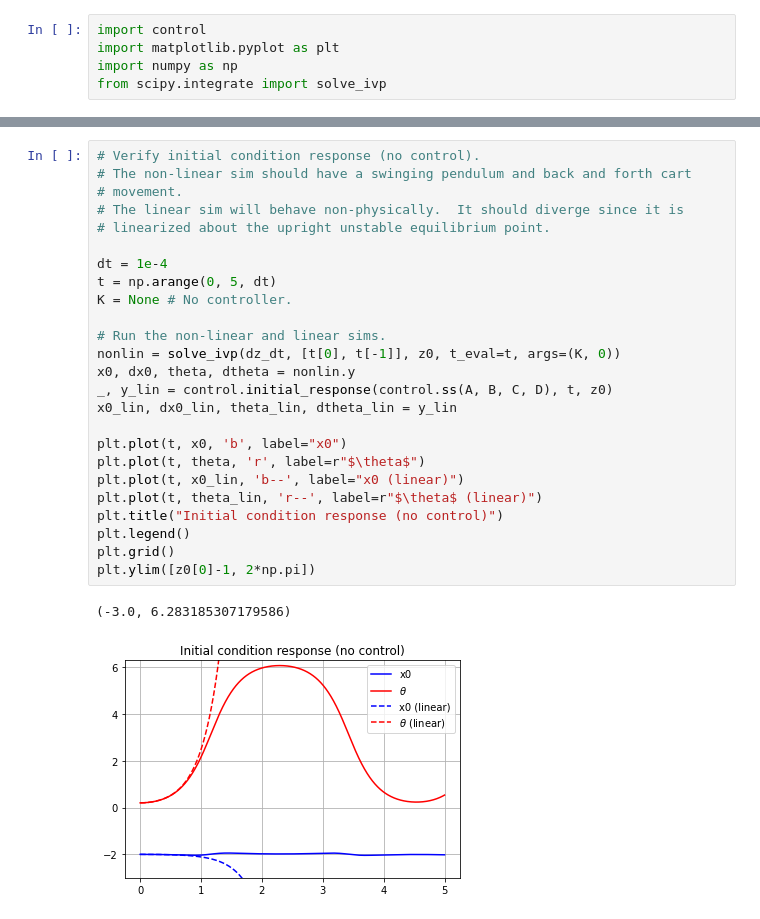
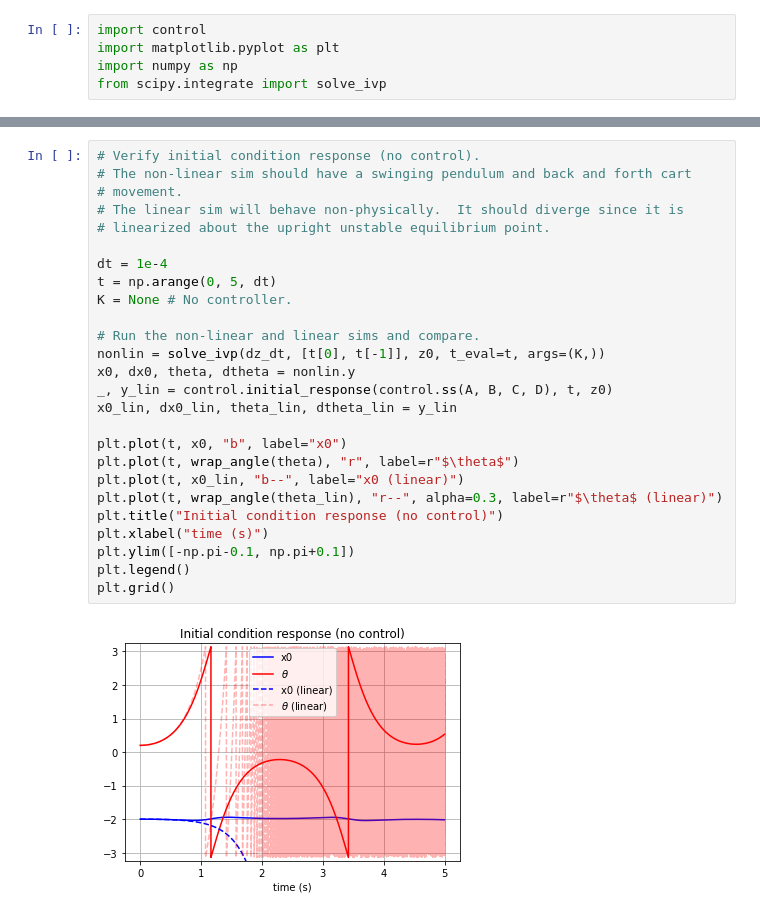
Before and after one commit to rkurdyumov/control_challenges, a Jupyter notebook: inverted_pendulum.ipynb, the cells around one changed output, grey strips where cells are left out. Saved outputs shown, nothing was run; the diff lists cells and outputs as text.

Commit message:
Add angle wrapping, clean up LQR code and add Bryson's rule

```diff
--- a/inverted_pendulum.ipynb
+++ b/inverted_pendulum.ipynb
@@ -53,31 +76,31 @@ D = 0
 # %%
 # Verify initial condition response (no control).
 # The non-linear sim should have a swinging pendulum and back and forth cart
 # movement.
 # The linear sim will behave non-physically.  It should diverge since it is
 # linearized about the upright unstable equilibrium point.
 
 dt = 1e-4
 t = np.arange(0, 5, dt)
 K = None # No controller.
 
-# Run the non-linear and linear sims.
-nonlin = solve_ivp(dz_dt, [t[0], t[-1]], z0, t_eval=t, args=(K, 0))
+# Run the non-linear and linear sims and compare.
+nonlin = solve_ivp(dz_dt, [t[0], t[-1]], z0, t_eval=t, args=(K,))
 x0, dx0, theta, dtheta = nonlin.y
 _, y_lin = control.initial_response(control.ss(A, B, C, D), t, z0)
 x0_lin, dx0_lin, theta_lin, dtheta_lin = y_lin
 
-plt.plot(t, x0, 'b', label="x0")
-plt.plot(t, theta, 'r', label=r"$\theta$")
-plt.plot(t, x0_lin, 'b--', label="x0 (linear)")
-plt.plot(t, theta_lin, 'r--', label=r"$\theta$ (linear)")
+plt.plot(t, x0, "b", label="x0")
+plt.plot(t, wrap_angle(theta), "r", label=r"$\theta$")
+plt.plot(t, x0_lin, "b--", label="x0 (linear)")
+plt.plot(t, wrap_angle(theta_lin), "r--", alpha=0.3, label=r"$\theta$ (linear)")
 plt.title("Initial condition response (no control)")
+plt.xlabel("time (s)")
+plt.ylim([-np.pi-0.1, np.pi+0.1])
 plt.legend()
 plt.grid()
-plt.ylim([z0[0]-1, 2*np.pi])
 # %% [output]
-(-3.0, 6.283185307179586)
-[figure, old version]
+[figure, new version]
 # %%
 # Verify initial condition response (with control).
 # Since the controller will keep the pendulum close to upright, the linear sim
```
Also changed, not shown: parts of 5 cells of this notebook.
